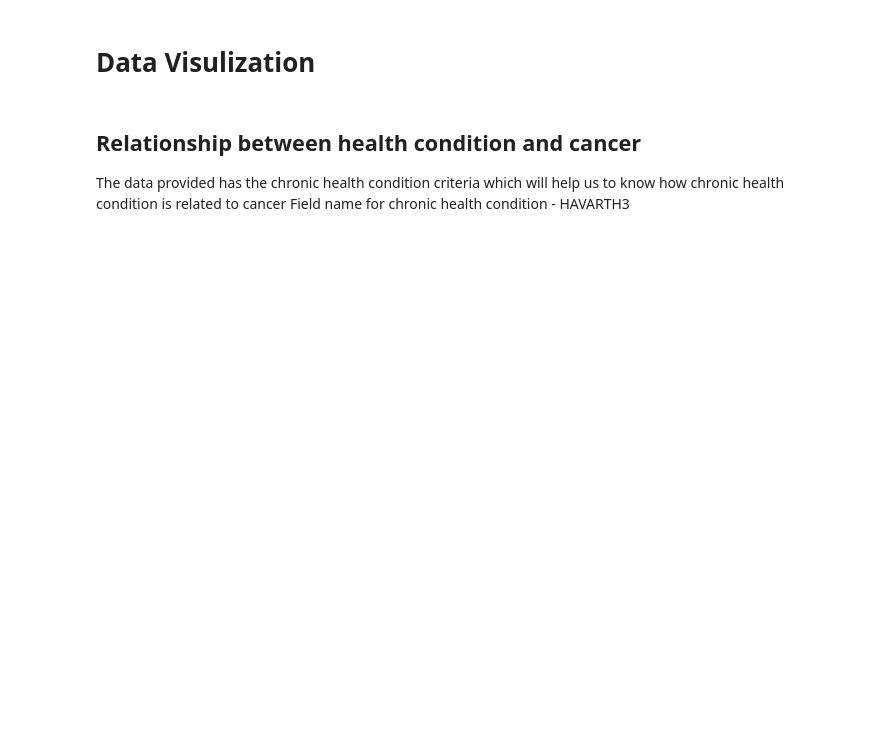
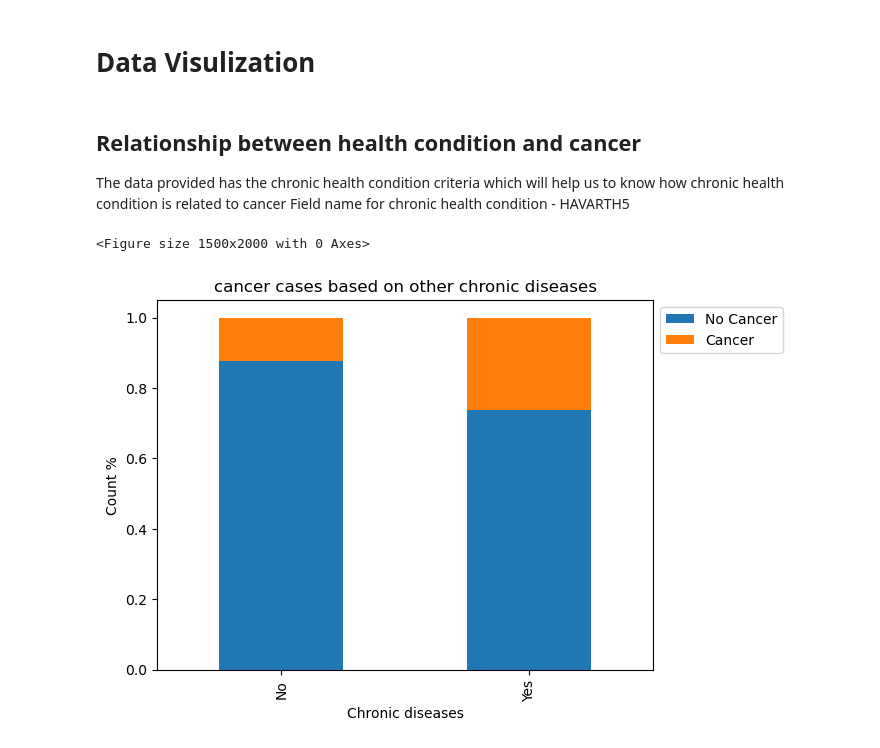
Before and after one commit to Sheryansh96/255Project, a Jupyter notebook: Preprocessing.ipynb, the cells around one changed output. Saved outputs shown, nothing was run; the diff lists cells and outputs as text; code cells hidden in the pictures; blank space fills up the shorter version.

Commit message:
Cancer_Prediction

```diff
--- a/Preprocessing.ipynb
+++ b/Preprocessing.ipynb
@@ -106,6 +164,34 @@ final_data = df2.copy()
 # %% [markdown]
 ## Relationship between health condition and cancer
 The data provided has the chronic health condition criteria which will help us to know how chronic health condition is related to cancer
-Field name for chronic health condition - HAVARTH3
+Field name for chronic health condition - HAVARTH5
 # %%
-data_visual = final_data.copy()
+data_visual1 = final_data.copy()
+# %%
+# Convert values
+
+data_visual1['HAVARTH5'].replace(2, 0, inplace=True)
+data_visual1['HAVARTH5'].replace(7, np.nan, inplace=True)
+data_visual1['HAVARTH5'].replace(9, np.nan, inplace=True)
+# %%
+plt.figure(figsize=(15,20))
+data_visual = data_visual1.groupby(['HAVARTH5','Cancerlabels']).size()
+# %% [output]
+<Figure size 1500x2000 with 0 Axes>
+# %%
+plot_data = data_visual.unstack()
+data_transpose = plot_data.transpose()
+data_percent_split = data_transpose.div(data_transpose.sum())
+data_to_plot_percent2 = data_percent_split.transpose()
+# %%
+data_to_plot_percent2.plot(kind='bar',stacked=True).legend(["No Cancer", "Cancer"], loc='upper left', bbox_to_anchor=(1,1), ncol=1)
+positions = (0, 1)
+labels = ("No", "Yes")
+plt.xticks(positions, labels)
+plt.xlabel('Chronic diseases')
+plt.ylabel('Count %')
+plt.title("cancer cases based on other chronic diseases")
+
+plt.show()
+# %% [output]
+[figure, added]
```
Also changed, not shown: parts of 32 cells of this notebook, 2 other files.
